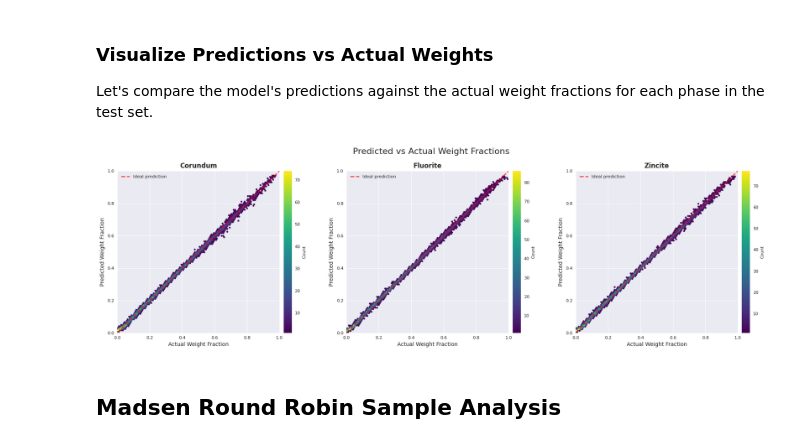
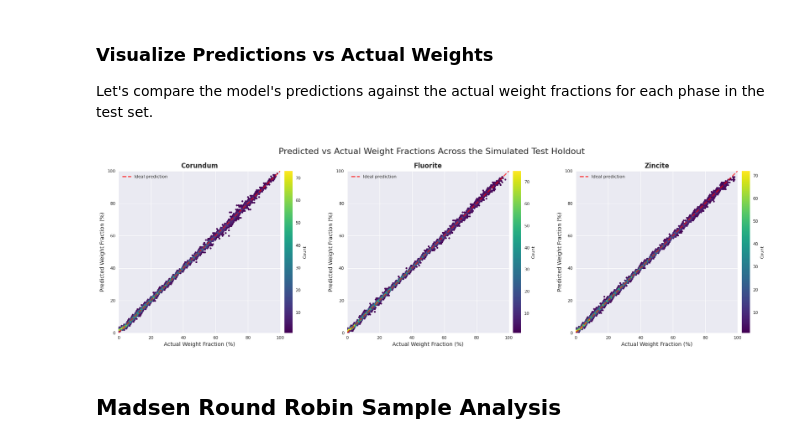
Before and after one commit to Machine-Intelligence-Characterisation/ML-for-phase-analysis, a Jupyter notebook: analysis/analysis.ipynb, the cells around one changed output. Drawn from its saved outputs; the diff is of its cells as text; code cells hidden in the pictures.

```diff
--- a/analysis/analysis.ipynb
+++ b/analysis/analysis.ipynb
@@ -355,7 +355,7 @@ def plot_predictions_vs_actual(predictions, targets, phase_names):
     n_rows = math.ceil(n_phases / n_cols)
 
     fig, axes = plt.subplots(n_rows, n_cols, figsize=(6*n_cols, 5*n_rows))
-    fig.suptitle('Predicted vs Actual Weight Fractions', fontsize=16, y=1.02)
+    fig.suptitle('Predicted vs Actual Weight Fractions Across the Simulated Test Holdout', fontsize=16, y=1.02)
 
     # Set a clean, modern style
     sns.set_style("whitegrid")
@@ -365,46 +365,50 @@ def plot_predictions_vs_actual(predictions, targets, phase_names):
         axes = axes.flatten()
 
     for i, (ax, phase) in enumerate(zip(axes, phase_names)):
+        # Convert values to percentages for plotting
+        targets_pct = targets[:, i] * 100
+        predictions_pct = predictions[:, i] * 100
+
         # Create a hexbin plot for density
-        hb = ax.hexbin(targets[:, i], predictions[:, i], gridsize=100, cmap='viridis', mincnt=1)
+        hb = ax.hexbin(targets_pct, predictions_pct, gridsize=100, cmap='viridis', mincnt=1)
 
-        # Plot the diagonal line
-        ax.plot([0, 1], [0, 1], 'r--', linewidth=2, alpha=0.7, label='Ideal prediction')
+        # Plot the diagonal line (now from 0 to 100)
+        ax.plot([0, 100], [0, 100], 'r--', linewidth=2, alpha=0.7, label='Ideal prediction')
 
         # Set labels and title
-        ax.set_xlabel('Actual Weight Fraction', fontsize=10)
-        ax.set_ylabel('Predicted Weight Fraction', fontsize=10)
+        ax.set_xlabel('Actual Weight Fraction (%)', fontsize=10)
+        ax.set_ylabel('Predicted Weight Fraction (%)', fontsize=10)
         ax.set_title(f'{phase}', fontsize=12, fontweight='bold')
 
-        # Set limits and aspect
-        ax.set_xlim(0, 1)
-        ax.set_ylim(0, 1)
+        # Set limits and aspect (now 0 to 100)
+        ax.set_xlim(0, 100)
+        ax.set_ylim(0, 100)
         ax.set_aspect('equal', adjustable='box')
 
         # Add a colorbar
         cb = plt.colorbar(hb, ax=ax, pad=0.02)
         cb.set_label('Count', fontsize=8)
 
         # Add legend
         ax.legend(loc='upper left', fontsize=8)
 
         # Adjust tick label size
         ax.tick_params(axis='both', which='major', labelsize=8)
 
     # Remove any unused subplots
     for j in range(i+1, len(axes)):
         fig.delaxes(axes[j])
 
     plt.tight_layout()
     plt.show()
 
 # Get phase names from the weight_fractions DataFrame
 phase_names = weight_fractions.columns.tolist()
 
 # Plot predictions vs actual values
 plot_predictions_vs_actual(predictions, targets, phase_names)
 # %% [output]
-[figure, old version]
+[figure, new version]
 # %%
 # TODO: Do some more analysis
 # %% [markdown]
```
Also changed, not shown: parts of 3 cells of this notebook, 1 other file.
